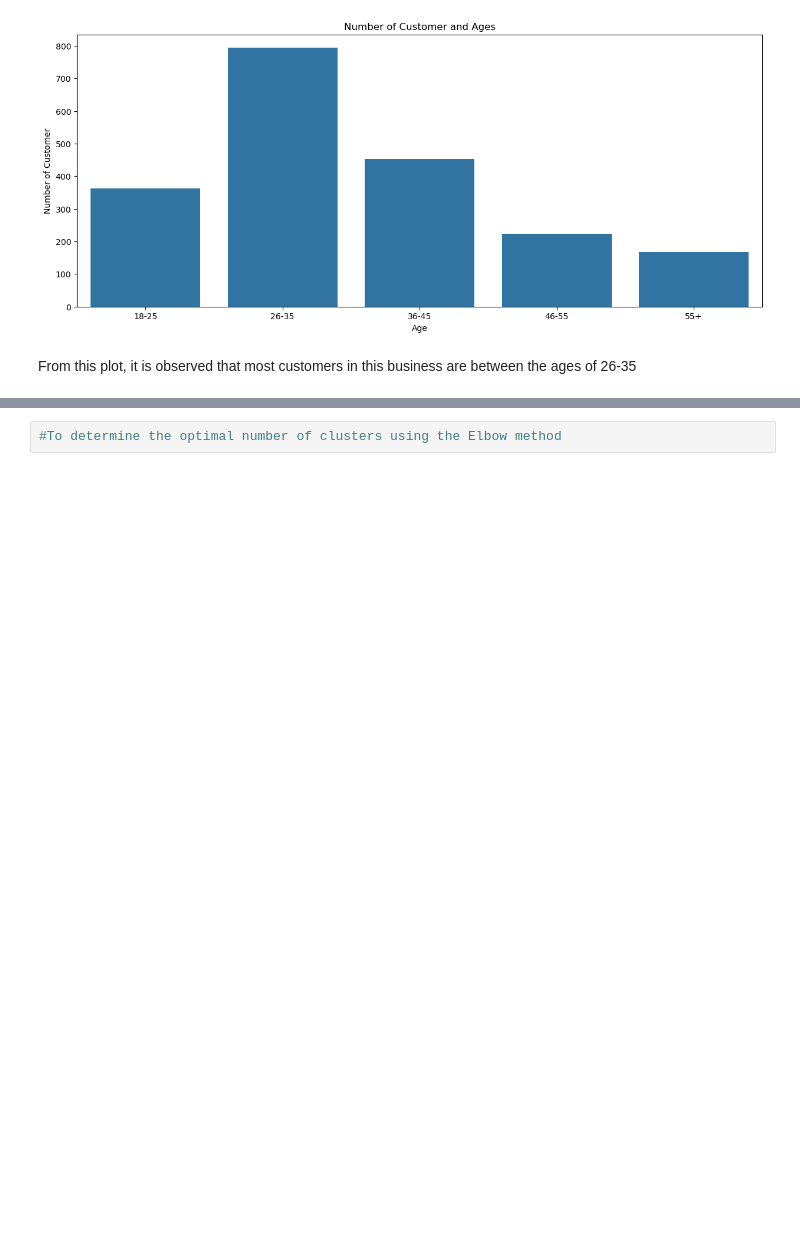
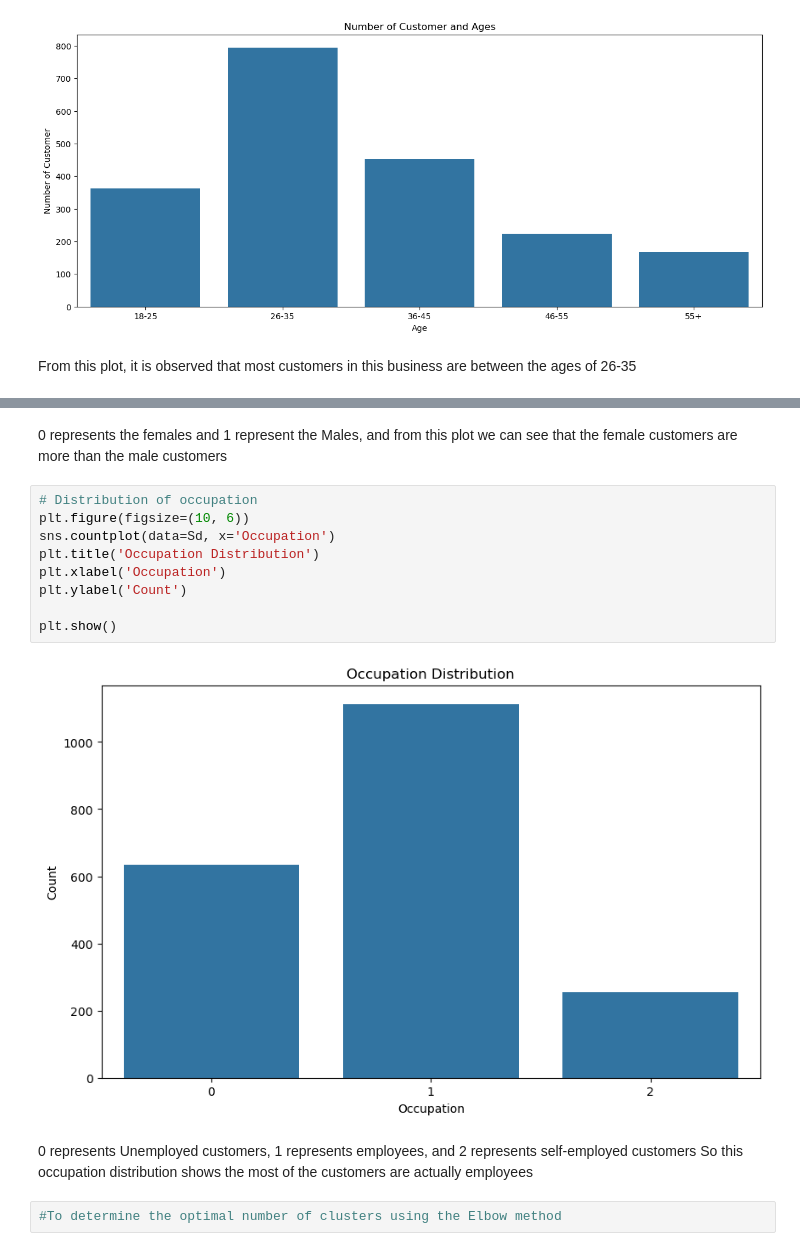
Before and after one commit to Olaedo23/Customer-segmentation, a Jupyter notebook: Customer_data.ipynb, the cells around one changed output, grey strips where cells are left out. Drawn from its saved outputs; the diff is of its cells as text; blank space fills up the shorter version.

```diff
--- a/Customer_data.ipynb
+++ b/Customer_data.ipynb
@@ -196,3 +204,21 @@ From this plot, it is observed that most customers in this business are between
+# %% [markdown]
+0 represents the females and 1 represent the Males, and from this plot we can see that the female customers are more than the male customers
+# %%
+# Distribution of occupation
+plt.figure(figsize=(10, 6))
+sns.countplot(data=Sd, x='Occupation')
+plt.title('Occupation Distribution')
+plt.xlabel('Occupation')
+plt.ylabel('Count')
+
+plt.show()
+# %% [output]
+[figure, added]
+# %% [markdown]
+0 represents Unemployed customers,
+1 represents employees, and
+2 represents self-employed customers
+So this occupation distribution shows the most of the customers are actually employees
 # %%
 #To determine the optimal number of clusters using the Elbow method
 # %%
```
Also changed, not shown: parts of 1 cell of this notebook.
